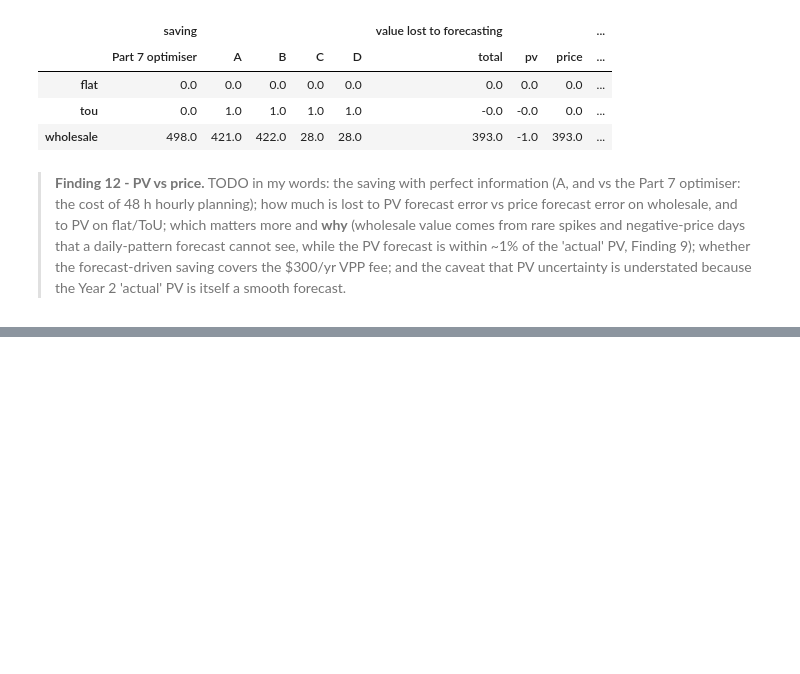
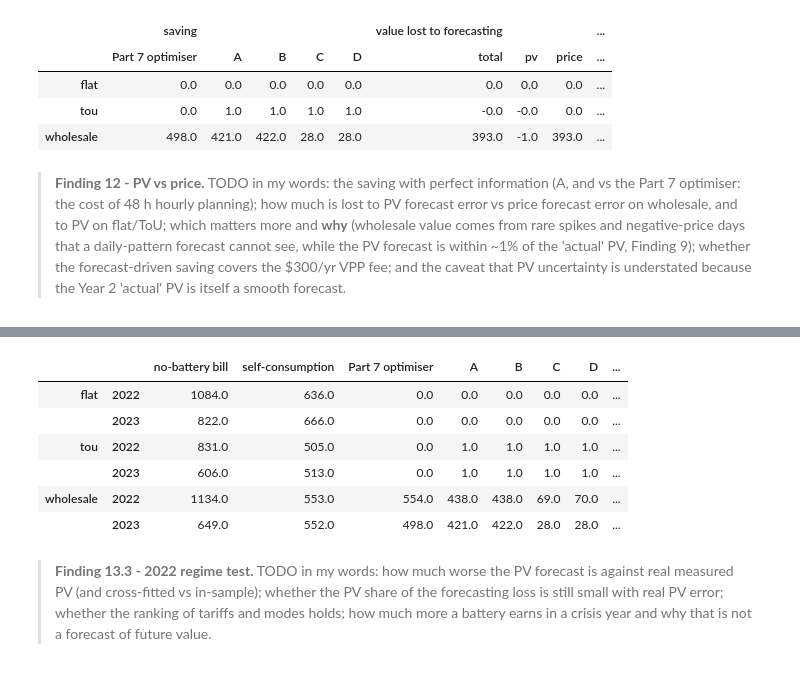
Before and after one commit to 7ayatibp/SOLA, a Jupyter notebook: SOLA4237_Assignment2.ipynb, the cells around one changed output, grey strips where cells are left out. Drawn from its saved outputs; the diff is of its cells as text; code cells hidden in the pictures; blank space fills up the shorter version.

```diff
--- a/SOLA4237_Assignment2.ipynb
+++ b/SOLA4237_Assignment2.ipynb
@@ -2690,0 +2869,11 @@ fig.show()
+# %%
+# Figure 13.2 - Cumulative wholesale saving, days ranked from best to worst (2023, before the VPP fee)
+fig = go.Figure()
+for (k, g), colour in zip(gain.items(), ["#7f7f7f", "#2ca02c", "#d62728"]):
+    daily = g.resample("D").sum().sort_values(ascending=False)
+    fig.add_trace(go.Scatter(x=np.arange(1, len(daily) + 1), y=daily.cumsum().values, name=k, line_color=colour))
+fig.add_hline(y=VPP_FEE_PER_MONTH * 12, line_dash="dash", line_color="black",
+              annotation_text=f"VPP fee ${VPP_FEE_PER_MONTH * 12:.0f}/yr", annotation_position="bottom right")
+fig.update_layout(xaxis_title="Number of days (best first)", yaxis_title="Cumulative saving ($)",
+                  height=420, template="plotly_white", legend=dict(orientation="h", y=-0.2))
+fig.show()
@@ -2690,0 +2982,48 @@ fig.show()
+# %%
+def year_scenarios(year: int, pv_fc: pd.Series) -> pd.DataFrame:
+    """Benchmarks, Part 7 optimiser and Part 12 scenarios A-D for one year. Savings vs no battery, before the VPP fee."""
+    inp = YEARS[year]
+    L, P, T, pr = inp["load"], inp["pv"], inp["temp"], inp["prices"]
+    grid_sc = L - P - self_consumption_dispatch(L, P, T, BATTERY)
+    rows = {}
+    for t in TARIFFS:
+        imp, exp = pr[f"{t}_imp"], pr[f"{t}_exp"]
+        nob = annual_bill(L - P, imp, exp)
+        o = optimise_year(L, P, imp, exp, T, BATTERY, deg_cost=DEG_COST, **switches)
+        A = rolling_year(year, t, P, None, "perfect", rerun=RERUN_2022)
+        if t == "wholesale":
+            B = rolling_year(year, t, pv_fc, None, "pvfc", rerun=RERUN_2022)
+            C = rolling_year(year, t, P, PRICE_METHOD, "pricefc", rerun=RERUN_2022)
+            D = rolling_year(year, t, pv_fc, PRICE_METHOD, "forecast", rerun=RERUN_2022)
+        else:                                                    # prices known: B = D and C = A (as in Part 12)
+            D = rolling_year(year, t, pv_fc, None, "forecast", rerun=RERUN_2022)
+            B, C = D, A
+        s = {k: battery_saving(nob, r, imp, exp) for k, r in zip("ABCD", (A, B, C, D))}
+        rows[t] = {"no-battery bill": nob,
+                   "self-consumption": nob - annual_bill(grid_sc, imp, exp),
+                   "Part 7 optimiser": nob - annual_bill(o.import_kW - o.export_kW, imp, exp),
+                   **s,
+                   **{f"lost: {k}": v for k, v in attribute_loss(s["A"], s["B"], s["C"], s["D"]).items()},
+                   "cycles (D)": D.batt_kW.clip(lower=0).sum() * DT_H / BATTERY.usable_kWh}
+    return pd.DataFrame(rows).T
+
+r22 = year_scenarios(2022, PV_FC1)
+
+# 2023 from the earlier Parts (no re-run)
+r23 = pd.DataFrame({t: {"no-battery bill": results[("No battery", t)]["bill"],
+                        "self-consumption": results[("No battery", t)]["bill"] - results[("Self-consumption", t)]["bill"],
+                        "Part 7 optimiser": abl.loc[t, "Part 7 optimiser"],
+                        **abl.loc[t, ["A", "B", "C", "D"]].to_dict(),
+                        **{f"lost: {k}": attr.loc[t, k] for k in attr.columns},
+                        "cycles (D)": runs[("D", t)].batt_kW.clip(lower=0).sum() * DT_H / BATTERY.usable_kWh}
+                    for t in TARIFFS}).T
+regime = pd.concat({"2022": r22, "2023": r23}).swaplevel().sort_index(level=0, sort_remaining=False)
+regime.round(0)
+# %% [output]
+|  |  | no-battery bill | self-consumption | Part 7 optimiser | A | B | C | D | ... |
+| flat | 2022 | 1084.0 | 636.0 | 0.0 | 0.0 | 0.0 | 0.0 | 0.0 | ... |
+|  | 2023 | 822.0 | 666.0 | 0.0 | 0.0 | 0.0 | 0.0 | 0.0 | ... |
+| tou | 2022 | 831.0 | 505.0 | 0.0 | 1.0 | 1.0 | 1.0 | 1.0 | ... |
+|  | 2023 | 606.0 | 513.0 | 0.0 | 1.0 | 1.0 | 1.0 | 1.0 | ... |
+| wholesale | 2022 | 1134.0 | 553.0 | 554.0 | 438.0 | 438.0 | 69.0 | 70.0 | ... |
+|  | 2023 | 649.0 | 552.0 | 498.0 | 421.0 | 422.0 | 28.0 | 28.0 | ... |
@@ -2690,0 +3044,2 @@ fig.show()
+# %% [markdown]
+> **Finding 13.3 - 2022 regime test.** TODO in my words: how much worse the PV forecast is against real measured PV (and cross-fitted vs in-sample); whether the PV share of the forecasting loss is still small with real PV error; whether the ranking of tariffs and modes holds; how much more a battery earns in a crisis year and why that is not a forecast of future value.
```
Also changed, not shown: parts of 59 cells of this notebook, 22 other files.
